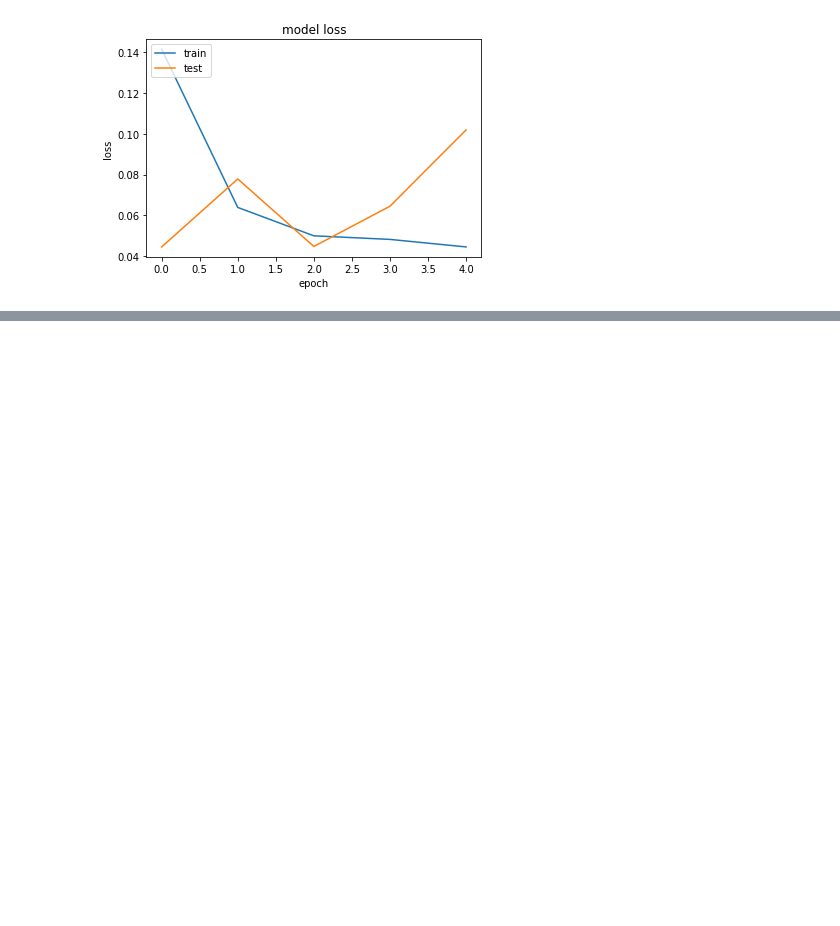
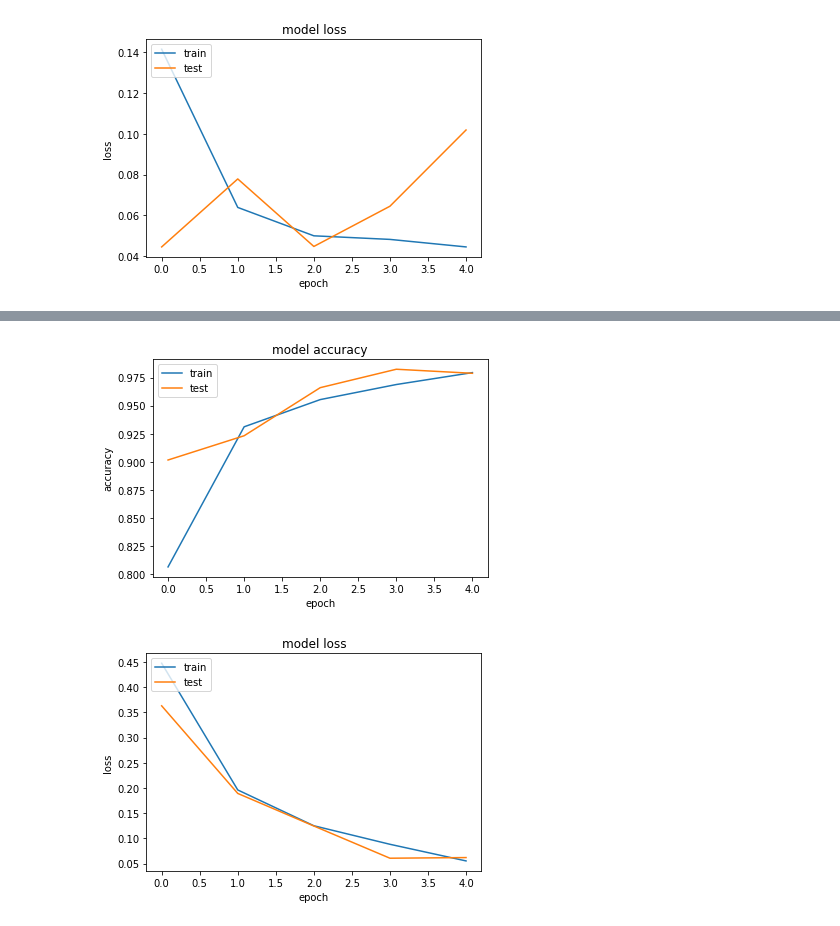
Before and after one commit to tilaprimera/Aerial-Cactus-Identification, a Jupyter notebook: aerial_cactus_identify.ipynb, the cells around one changed output, grey strips where cells are left out. Saved outputs shown, nothing was run; the diff lists cells and outputs as text; code cells hidden in the pictures; blank space fills up the shorter version.

Commit message:
feat: add model without overfit

```diff
--- a/aerial_cactus_identify.ipynb
+++ b/aerial_cactus_identify.ipynb
@@ -181,3 +181,21 @@ plot_history(history)
 # %% [output]
 [figure]
 [figure]
+# %%
+# Benchmark model has training acc greater than test accuracy -> could mean overfitting, solution: dropout
+from keras.layers import Dropout
+model = Sequential()
+model.add(Conv2D(16, (3, 3), activation='relu', input_shape=(150, 150, 3)))
+model.add(MaxPool2D(2, 2))
+model.add(Dropout(0.1))
+model.add(Conv2D(32, (3, 3), activation='relu'))
+model.add(Dropout(0.1))
+model.add(MaxPool2D(2, 2))
+model.add(Conv2D(64, (3, 3), activation='relu'))
+model.add(Dropout(0.1))
+model.add(MaxPool2D(2, 2))
+model.add(Flatten())
+model.add(Dense(500, activation='relu'))
+model.add(Dropout(0.1))
+model.add(Dense(1, activation='sigmoid'))
+model.summary()
@@ -183,0 +220,3 @@ plot_history(history)
+# %%
+model.compile(loss='binary_crossentropy', optimizer='adam', metrics=['accuracy'])
+history = model.fit_generator(train_gen, epochs=5, steps_per_epoch=100, validation_data=val_gen, validation_steps=50)
@@ -183,0 +234,5 @@ plot_history(history)
+# %%
+plot_history(history)
+# %% [output]
+[figure, added]
+[figure, added]
```
Also changed, not shown: parts of 2 cells of this notebook.
